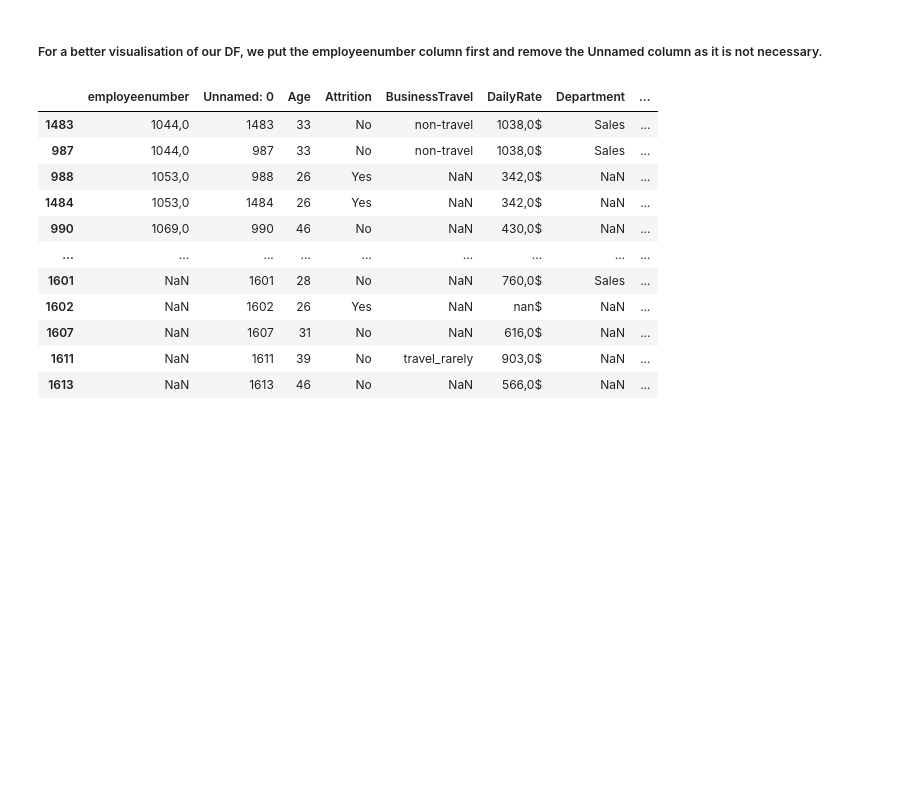
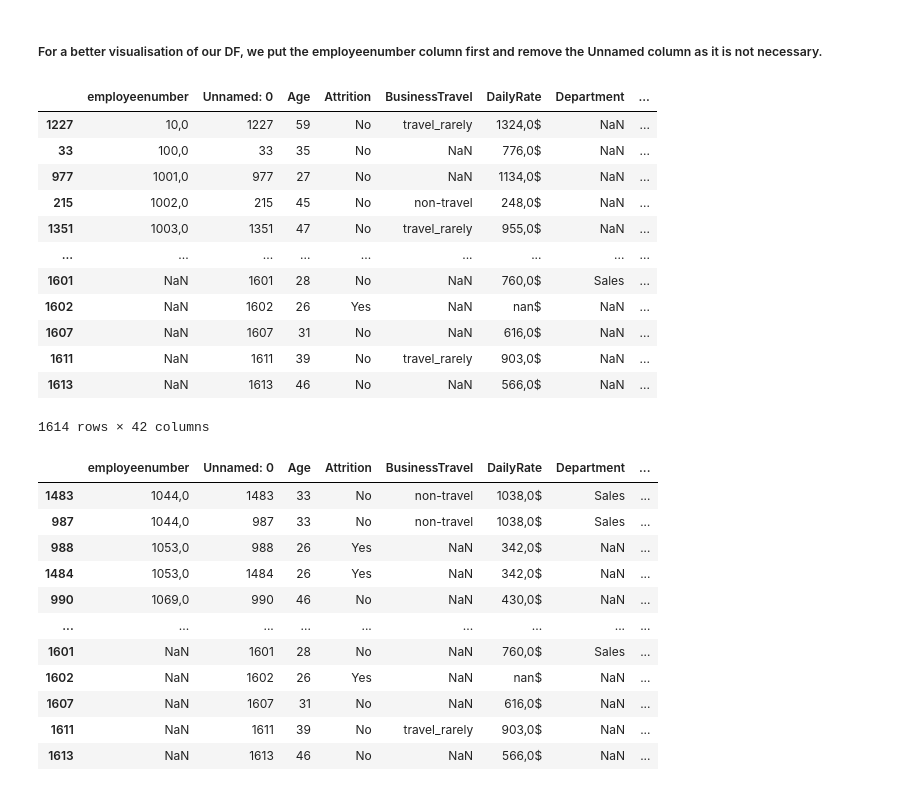
Before and after one commit to Adalab/proyecto-da-promo-b-modulo-3-team-1, a Jupyter notebook: EDA.ipynb, the cells around one changed output. Drawn from its saved outputs; the diff is of its cells as text; code cells hidden in the pictures; blank space fills up the shorter version.

```diff
--- a/EDA.ipynb
+++ b/EDA.ipynb
@@ -288,4 +288,22 @@ columna = df_employees.pop('employeenumber')
 
 # Insert in the first position
 df_employees.insert(0, 'employeenumber', columna)
+# %%
+# We sort the rows of your DataFrame according to the column EmployeeNumber in ascending order
+df_employees_order = df_employees.sort_values(by='employeenumber', ascending=True)
+df_employees_order
+# %% [output]
+|  | employeenumber | Unnamed: 0 | Age | Attrition | BusinessTravel | DailyRate | Department | ... |
+| 1227 | 10,0 | 1227 | 59 | No | travel_rarely | 1324,0$ | NaN | ... |
+| 33 | 100,0 | 33 | 35 | No | NaN | 776,0$ | NaN | ... |
+| 977 | 1001,0 | 977 | 27 | No | NaN | 1134,0$ | NaN | ... |
+| 215 | 1002,0 | 215 | 45 | No | non-travel | 248,0$ | NaN | ... |
+| 1351 | 1003,0 | 1351 | 47 | No | travel_rarely | 955,0$ | NaN | ... |
+| ... | ... | ... | ... | ... | ... | ... | ... | ... |
+| 1601 | NaN | 1601 | 28 | No | NaN | 760,0$ | Sales | ... |
+| 1602 | NaN | 1602 | 26 | Yes | NaN | nan$ | NaN | ... |
+| 1607 | NaN | 1607 | 31 | No | NaN | 616,0$ | NaN | ... |
+| 1611 | NaN | 1611 | 39 | No | travel_rarely | 903,0$ | NaN | ... |
+| 1613 | NaN | 1613 | 46 | No | NaN | 566,0$ | NaN | ... |
+1614 rows × 42 columns
 # %%
```
Also changed, not shown: parts of 5 cells of this notebook.
